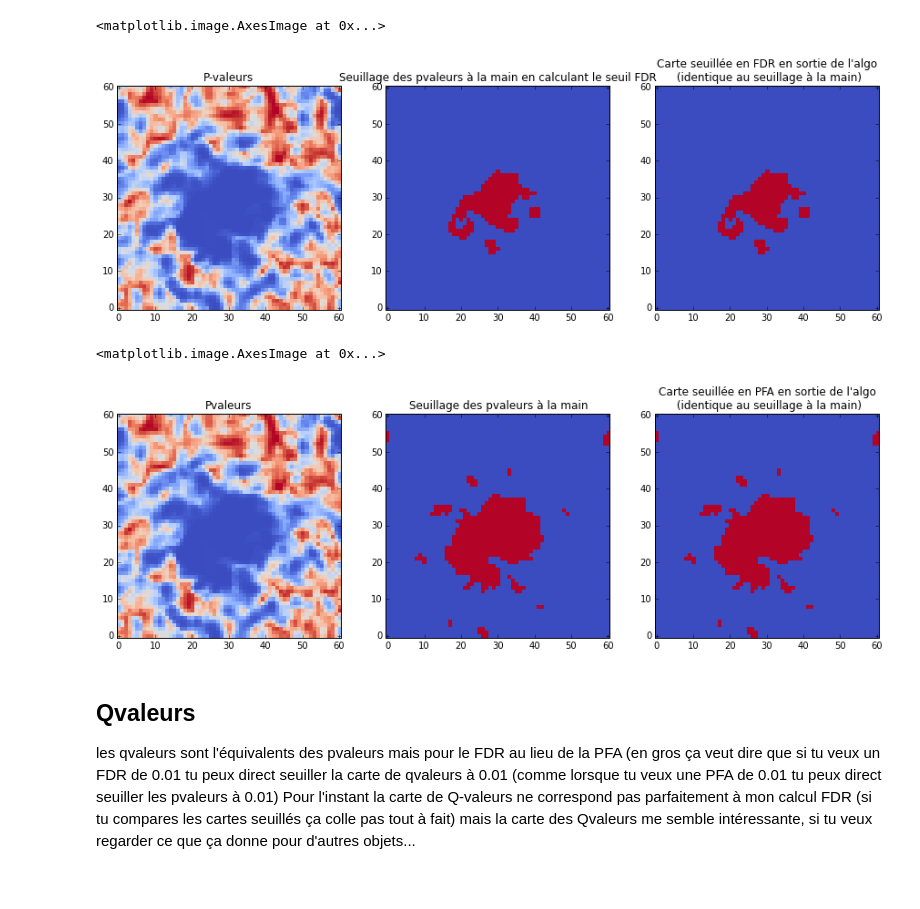
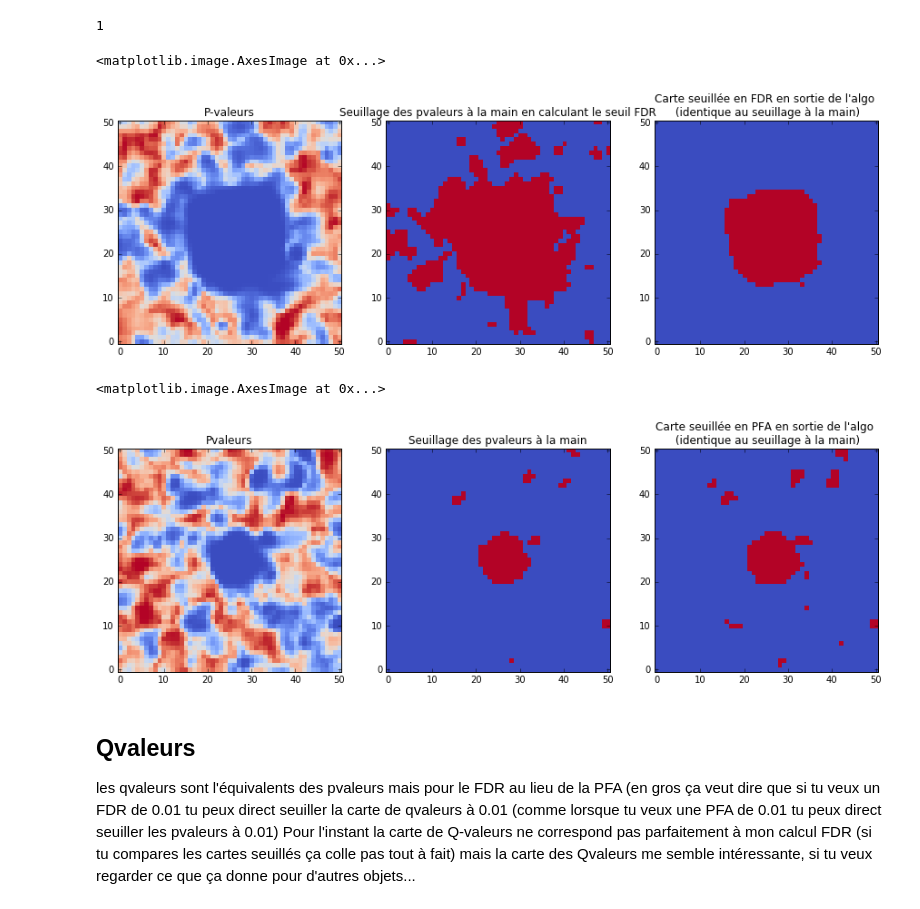
Before and after one commit to raphbacher/comet, a Jupyter notebook: Example Shade.ipynb, the cells around one changed output. Cells and saved outputs as stored; diff of their text form; code cells hidden in the pictures.

```diff
--- a/Example Shade.ipynb
+++ b/Example Shade.ipynb
@@ -38,18 +48,30 @@ rcParams['figure.figsize']=(10,10)
 # %%
-listID=[40,43, 92, 95, 139]
+listID=[43,]#43, 92, 95, 139]
 
-cube=Cube('/home/data/MUSE/v1.30/DATACUBE-HDFS-v1.34.fits')
+#cube=Cube('/home/floriane/HDFS/DATACUBE-HDFS-v1.24.fits')
+cube=Cube('/home/floriane/HDFS/DATACUBE-HDFS-v1.24_VAR_estimated.fits')
 # %%
 ### choix des paramètres,
 # sim=False : il ne s'agit pas d'une source simu, on permet
 # lmbdaShift : variation max dans la famille de spectres de tests créés (on va de -lmbdaShift à + lmbdaShift)
 # LW : demi-largeur de la zone étudié en lmbda
 # SW : demi-largeur de la zone étudié en spatial
-params=parameters.Params(sim=False,lmbdaShift=7,LW=15,SW=30)
+params=parameters.Params(sim=False,lmbdaShift=7,LW=15,SW=25)
 
 ### creation de l'objet méthode à partir de la liste d'ID, cela permet de construire des sources plus grandes que celles obtenues dans le catalogue
-shade1=shade_main.SHADE(listID=listID,params=params,catalog='/home/data/MUSE/HDFS/MasterCatalogue-1p24.fits',cube=cube)
+shade1=shade_main.SHADE(listID=listID,params=params,catalog='/home/floriane/HDFS/Catalog_HDFS_v1p0.fits',cube=cube)
 
 #preprocessing avec parametrisation : ici,on fait la soustraction du continu par filtre median, et on force le preprocessing
 paramsPreProcess=parameters.ParamsPreProcess(methodRC='medfilt',forceProcess=True)
 shade1.preprocess(paramsPreProcess=paramsPreProcess)
+
+
+### Detection
+shade1.detect()
+
+### PostProcess
+paramsPostProcess=parameters.ParamsPostProcess(threshold=0.01,
+                 FDR=True,
+                 qvalue=True,
+                 newSource=True,)
+shade1.postprocess(paramsPostProcess=paramsPostProcess)
@@ -65,0 +78,4 @@ shade1.postprocess(paramsPostProcess=paramsPostProcess)
+# %%
+len(shade1.listResultSources)
+# %% [output]
+1
@@ -66,19 +85,19 @@ shade1.postprocess(paramsPostProcess=paramsPostProcess)
 # %%
 rcParams["figure.figsize"]=(15,15)
 plt.subplot(131)
 plt.title('P-valeurs')
 plt.imshow(shade1.listResultSources[0].images['DET_STAT'].data)
 plt.subplot(132)
 plt.title(u'Seuillage des pvaleurs à la main en calculant le seuil FDR')
 #on calcule le seuil à appliquer aux pvaleurs pour avoir un FDR de 0.02
-seuil=shade1.postprocessing.corrPvalueBH(shade1.listResultSources[0].images['DET_STAT'].data,0.02)
+seuil=shade1.postprocessing.corrPvalueBH(shade1.listResultSources[0].images['DET_STAT'].data,0.5)
 plt.imshow(shade1.listResultSources[0].images['DET_STAT'].data<seuil)
 plt.subplot(133)
 plt.title(u'Carte seuillée en FDR en sortie de l\'algo \n (identique au seuillage à la main)')
 plt.imshow(shade1.listResultSources[0].images['DET_BIN_ALL'].data)
 # %% [output]
 <matplotlib.image.AxesImage at 0x...>
-[figure, old version]
+[figure, new version]
 # %%
 # On refait le postprocess, cette fois-ci avec un seuil en PFA et non en FDR
 paramsPostProcess=parameters.ParamsPostProcess(threshold=0.02,
@@ -93,13 +112,13 @@ plt.title('Pvaleurs')
 plt.imshow(shade1.listResultSources[0].images['DET_STAT'].data)
 plt.subplot(132)
 plt.title(u'Seuillage des pvaleurs à la main')
-plt.imshow(shade1.listResultSources[0].images['DET_STAT'].data<0.02)
+plt.imshow(shade1.listResultSources[0].images['DET_STAT'].data<0.01)
 plt.subplot(133)
 plt.title(u'Carte seuillée en PFA en sortie de l\'algo \n (identique au seuillage à la main)')
 plt.imshow(shade1.listResultSources[0].images['DET_BIN_ALL'].data)
 # %% [output]
 <matplotlib.image.AxesImage at 0x...>
-[figure, old version]
+[figure, new version]
 # %% [markdown]
 ## Qvaleurs
 les qvaleurs sont l'équivalents des pvaleurs mais pour le FDR au lieu de la PFA (en gros ça veut dire que si tu veux un FDR de 0.01 tu peux direct seuiller la carte de qvaleurs à 0.01 (comme lorsque tu veux une PFA de 0.01 tu peux direct seuiller les pvaleurs à 0.01)
```
Also changed, not shown: parts of 9 cells of this notebook, 18 other files.
